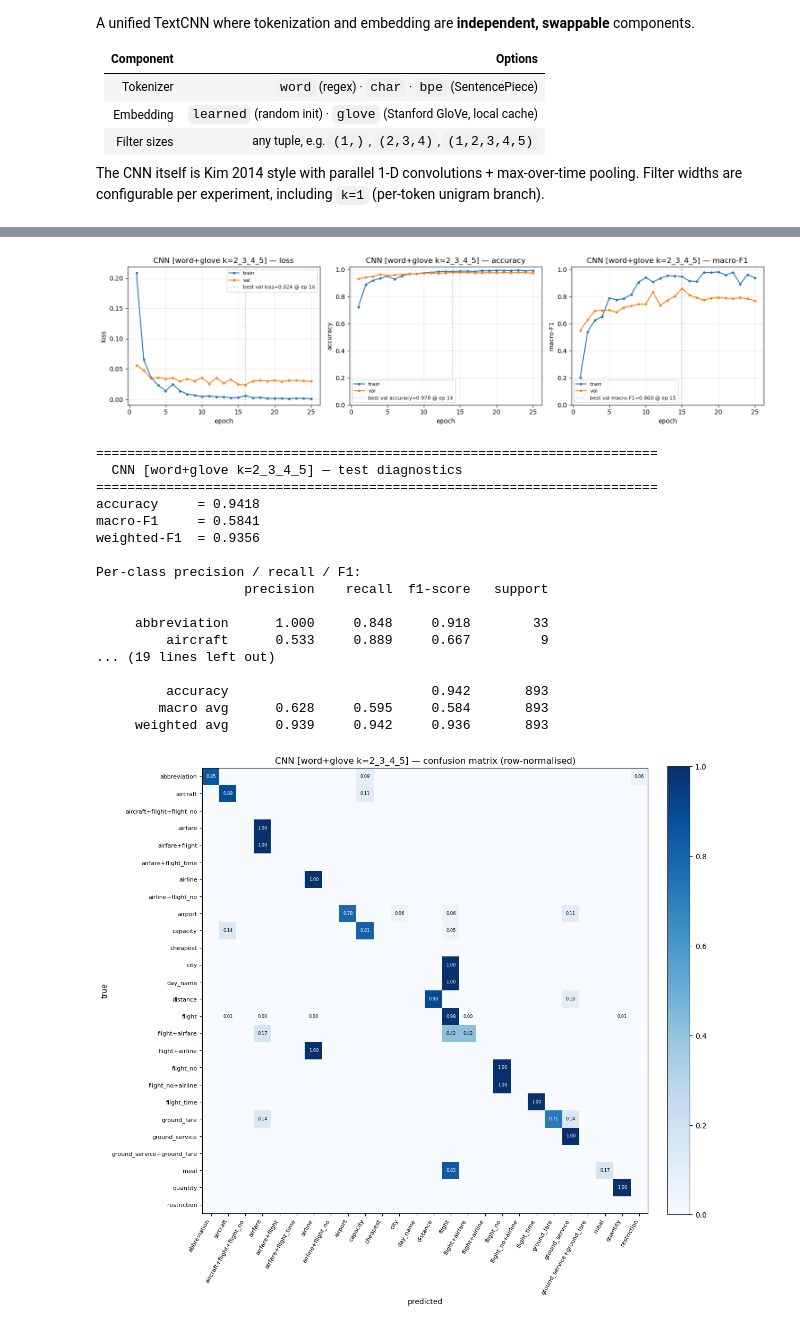
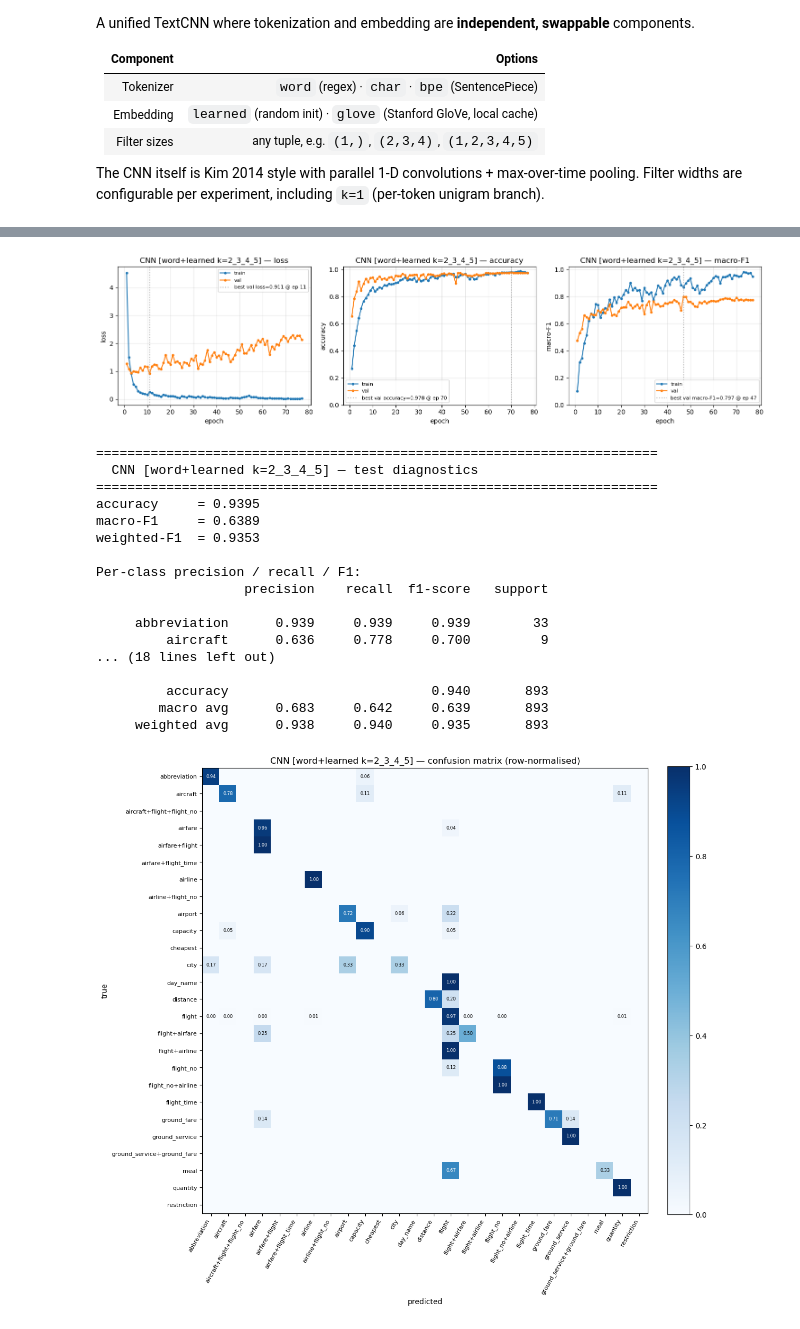
Before and after one commit to rxthlessbeats/Natural-Language-Intent-Classification, a Jupyter notebook: notebooks/deep_learning.ipynb, the cells around one changed output, grey strips where cells are left out. Saved outputs shown, nothing was run; the diff lists cells and outputs as text; code cells hidden in the pictures.

```diff
--- a/notebooks/deep_learning.ipynb
+++ b/notebooks/deep_learning.ipynb
@@ -124,9 +124,9 @@ TEST_JSON = DATA_DIR / "test.json"
 
 # ── hyper-parameters (shared) ────────────────────────────────────────────────
 BATCH_SIZE = 64
-MAX_EPOCHS = 40
-PATIENCE = 10
-LR = 3e-3
+MAX_EPOCHS = 100
+PATIENCE = 30
+LR = 1e-3
 EMBED_DIM = 128
 # %% [output]
 Device: cuda
@@ -1278,7 +1278,7 @@ GloVe loaded: 400,000 vectors
 ## 2 — Train / validation split
 # %%
 # ── §1.6 optional random deletion (applied in §2 on train_df_tr only) ───────────
-USE_RANDOM_DELETION_AUG = False  # flip True to concatenate noisy train copies
+USE_RANDOM_DELETION_AUG = True  # flip True to concatenate noisy train copies
 RANDOM_DELETION_P = 0.14  # strict per-token prob; must stay below 0.15
 _random_del_rng = random.Random(SEED + 917)
 
@@ -2125,8 +2130,8 @@ def train_seq(
         criterion = build_criterion(loss_type, class_weights, focal_gamma).to(DEVICE)
     else:
         criterion = criterion.to(DEVICE)
-    optimiser = AdamW(model.parameters(), lr=lr, weight_decay=1e-4)
-    scheduler = ReduceLROnPlateau(optimiser, mode="max", factor=0.5, patience=2)
+    optimiser = AdamW(model.parameters(), lr=lr, weight_decay=1e-3)
+    scheduler = ReduceLROnPlateau(optimiser, mode="max", factor=0.5, patience=10)
 
     best_val_f1, best_state, no_improve = -1.0, None, 0
     history = []
@@ -2224,8 +2229,8 @@ def train_seq(
 # %%
 # ── 4f. Config + run ─────────────────────────────────────────────────────────
 TOKENIZER_TYPE = "word"  # "word" | "char" | "bpe"
-TEXTCNN_USE_MASKING = False  # honor MASK_ENTITIES (cell §1.5.5) for word/BPE; char ignores it
-EMBEDDING_TYPE = "glove"  # "learned" | "glove"
+TEXTCNN_USE_MASKING = True  # honor MASK_ENTITIES (cell §1.5.5) for word/BPE; char ignores it
+EMBEDDING_TYPE = "learned"  # "learned" | "glove"
 BPE_VOCAB_SIZE = 3000
 GLOVE_NAME, GLOVE_DIM = "6B", 100
 FREEZE_PRETRAINED = False
@@ -2233,9 +2238,9 @@ FILTER_SIZES = None  # None = per-tokenizer default (else tuple, e.g. (1,), (2,3
 NUM_FILTERS = None  # None = per-tokenizer default
 
 # ── loss / class-weight overrides (default to §3 globals) ────────────────────
-TEXTCNN_LOSS_TYPE = "focal"  # "ce" | "focal"
+TEXTCNN_LOSS_TYPE = "ce"  # "ce" | "focal"
 TEXTCNN_FOCAL_GAMMA = FOCAL_GAMMA  # only used when TEXTCNN_LOSS_TYPE == "focal"
-TEXTCNN_CLASS_WEIGHT_MODE = "dampened_inv"  # None | "inv" | "dampened_inv"
+TEXTCNN_CLASS_WEIGHT_MODE = "inv"  # None | "inv" | "dampened_inv"
 
 
 def _per_tokenizer_defaults(tok_type: str):
@@ -2344,20 +2354,20 @@ Tokenizer=word  vocab=936  filter_sizes=(2, 3, 4, 5)  num_filters=128  max_len=5
-[figure, old version]
+[figure, new version]
 ========================================================================
-  CNN [word+glove k=2_3_4_5] — test diagnostics
+  CNN [word+learned k=2_3_4_5] — test diagnostics
 ========================================================================
-accuracy     = 0.9418
-macro-F1     = 0.5841
-weighted-F1  = 0.9356
+accuracy     = 0.9395
+macro-F1     = 0.6389
+weighted-F1  = 0.9353
 
 Per-class precision / recall / F1:
                    precision    recall  f1-score   support
 
-     abbreviation      1.000     0.848     0.918        33
-         aircraft      0.533     0.889     0.667         9
-... (19 lines left out)
+     abbreviation      0.939     0.939     0.939        33
+         aircraft      0.636     0.778     0.700         9
+... (18 lines left out)
 
-         accuracy                          0.942       893
-        macro avg      0.628     0.595     0.584       893
-     weighted avg      0.939     0.942     0.936       893
+         accuracy                          0.940       893
+        macro avg      0.683     0.642     0.639       893
+     weighted avg      0.938     0.940     0.935       893
-[figure, old version]
+[figure, new version]
 Top 10 confusions (count, true → pred):
```
Also changed, not shown: parts of 9 cells of this notebook, 2 other files.
